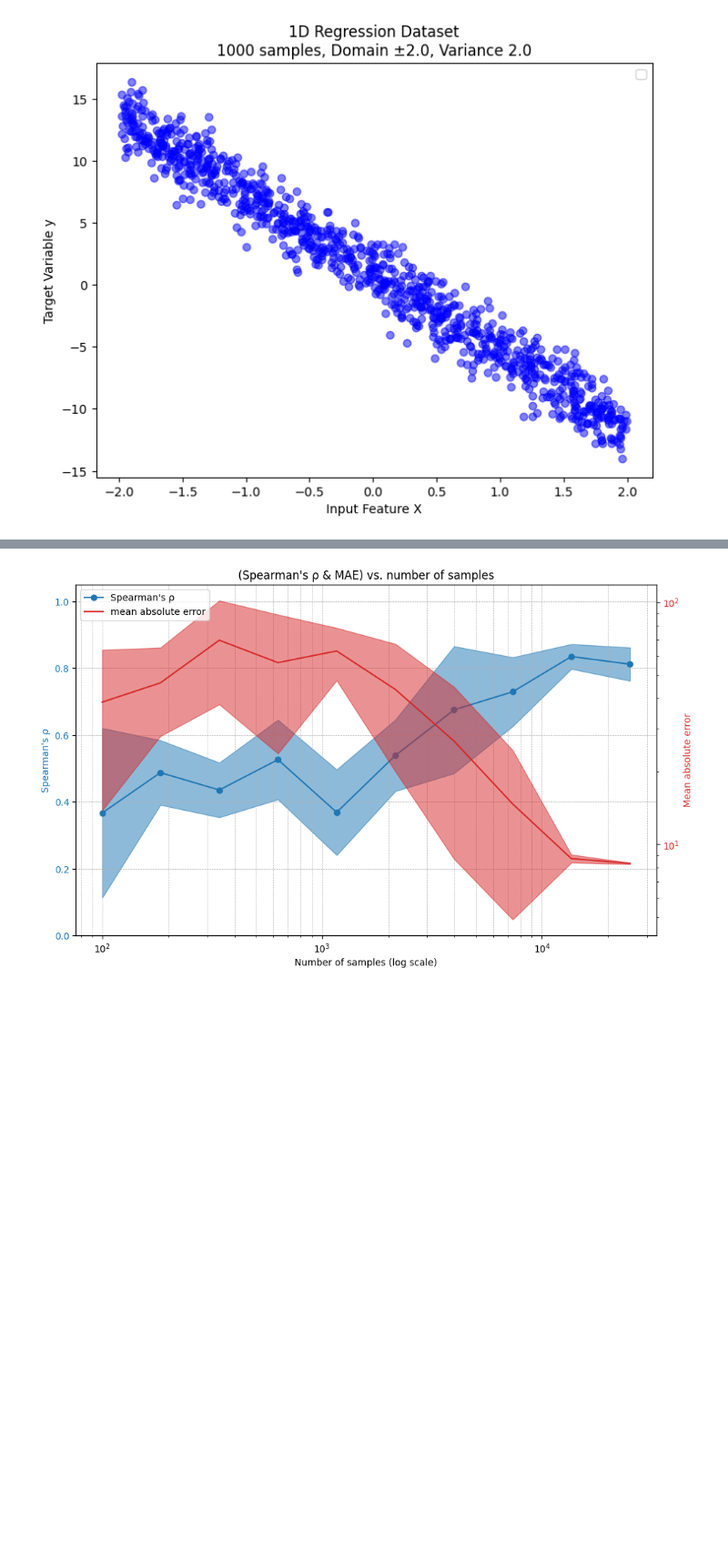
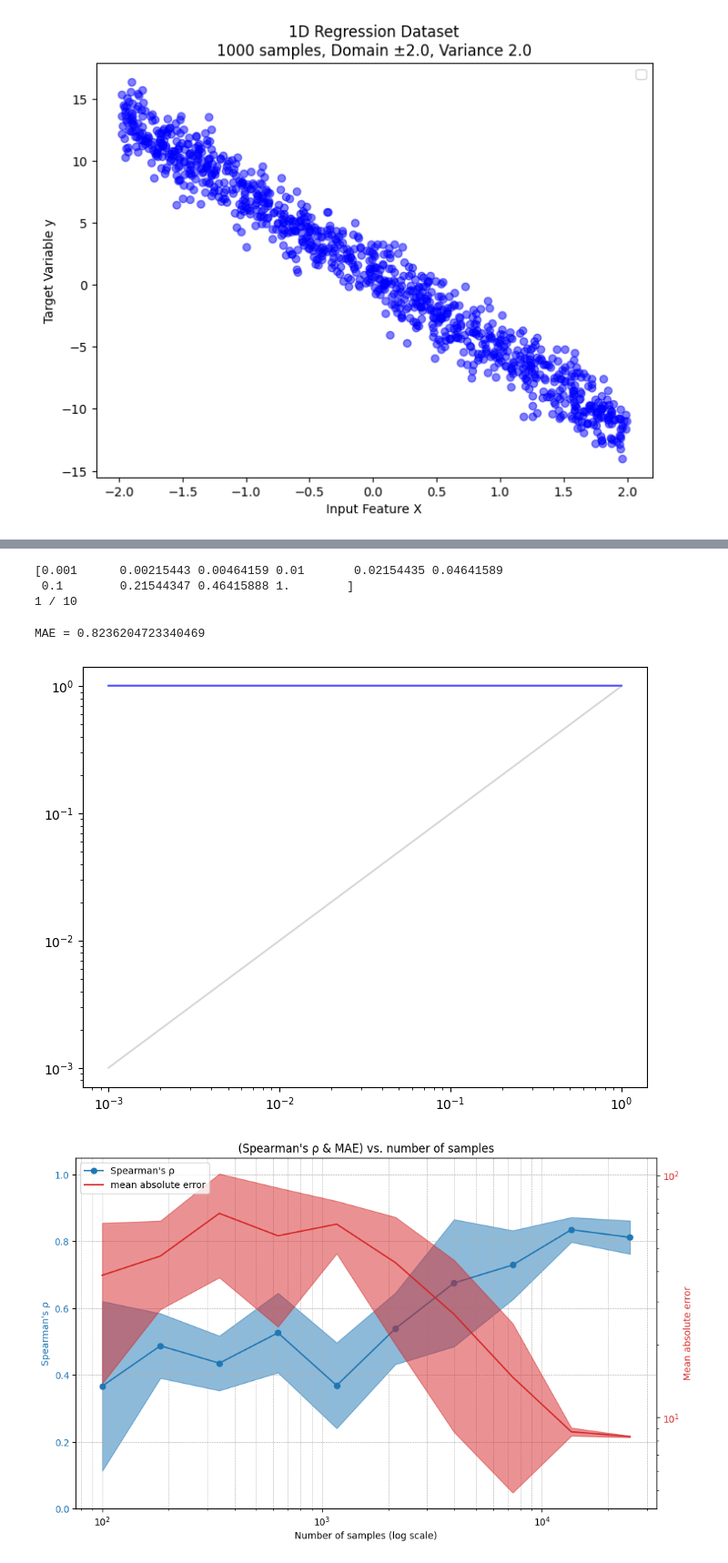
Before and after one commit to graphcore-research/minimol, a Jupyter notebook: notebooks/uncertainty_weighing.ipynb, the cells around one changed output, grey strips where cells are left out. Shown at 91% size. Saved outputs shown, nothing was run; the diff lists cells and outputs as text; code cells hidden in the pictures; blank space fills up the shorter version.

```diff
--- a/notebooks/uncertainty_weighing.ipynb
+++ b/notebooks/uncertainty_weighing.ipynb
@@ -389,32 +390,35 @@ plt.show()
 import numpy as np
 import matplotlib.pyplot as plt
 from sklearn.metrics import mean_absolute_error as mae
+import scipy.stats as stats
+
 
 plt.figure(figsize=(8, 6))
 
-lrs = np.logspace(-3, -0.1, 10)
-true_vars = np.logspace(-3, 0, 10)
+lrs = np.logspace(-3.0, 0.0, 10)
+print(lrs)
+true_vars = np.logspace(-3.0, 0.0, 10)
 gofs = np.zeros((len(lrs), len(lrs)))
 colors = plt.cm.magma(np.linspace(0.1, 1, len(lrs)))
+device = torch.device('cpu')
 
 for i, lr_weights in enumerate(lrs):
+    print(f'{i + 1} / {len(lrs)}')
     for k, lr_uw in enumerate(lrs):
-
-        device = torch.device('cpu')
 
         learned_vars = np.zeros_like(true_vars)
 
         for j, variance in enumerate(true_vars):
             var_samples = []
 
-            for seed in range(1, 4):
+            for seed in range(1, 3):
                 var_samples.append(
                     run(
                         variance,
                         epochs=5,
                         seed=seed,
                         batch_size=2,
-                        samples=1000,
+                        samples=500,
                         device=device,
                         lr=(lr_weights, lr_uw),
                         uncertainty_weighing=True
@@ -425,8 +429,10 @@ for i, lr_weights in enumerate(lrs):
 
         gofs[i][k] = mae(true_vars, learned_vars)
 
+gofs_clipped = np.clip(gofs, 0, 1.5)
+
 plt.figure(figsize=(10, 8))
-plt.imshow(gofs, aspect='auto', cmap='magma', origin='lower', extent=[lrs.min(), lrs.max(), lrs.min(), lrs.max()])
+plt.imshow(gofs_clipped, aspect='auto', cmap='magma', origin='lower', extent=[lrs.min(), lrs.max(), lrs.min(), lrs.max()])
 plt.colorbar(label='Mean Absolute Error')
 plt.xlabel('Learning Rate for Uncertainty Weight')
 plt.ylabel('Learning Rate for Model Parameters')
@@ -434,6 +440,42 @@ plt.xscale('log')
 plt.yscale('log')
 plt.title('Goodness of Fit (MAE) for Varying Learning Rates')
 plt.show()
+# %% [output]
+[0.001      0.00215443 0.00464159 0.01       0.02154435 0.04641589
+ 0.1        0.21544347 0.46415888 1.        ]
+1 / 10
+# %%
+true_vars = np.logspace(-3, 0, 10)
+
+for j, variance in enumerate(true_vars):
+    var_samples = []
+
+    for seed in range(1, 4):
+        var_samples.append(
+            run(
+                variance,
+                epochs=5,
+                seed=42,
+                batch_size=2,
+                samples=50,
+                device=device,
+                lr=(1e-3, 1e-6),
+                uncertainty_weighing=True
+            )
+        )
+
+    learned_vars[j] = np.mean(var_samples)
+
+print(f'MAE = {mae(true_vars, learned_vars)}')
+plt.figure(figsize=(8, 6))
+plt.plot(true_vars, learned_vars, color='blue', alpha=0.7, label=f'estimated variance')
+plt.plot(true_vars, true_vars, c='gray', alpha=0.3, label='ideal')
+plt.xscale('log')
+plt.yscale('log')
+plt.show()
+# %% [output]
+MAE = 0.8236204723340469
+[figure, added]
 # %%
 import scipy.stats as stats
 from sklearn.metrics import mean_absolute_error as mae
```
Also changed, not shown: parts of 2 cells of this notebook.
